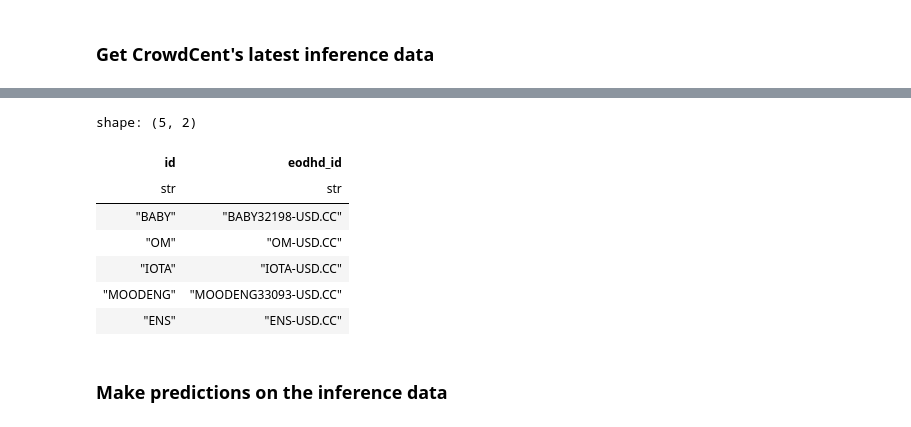
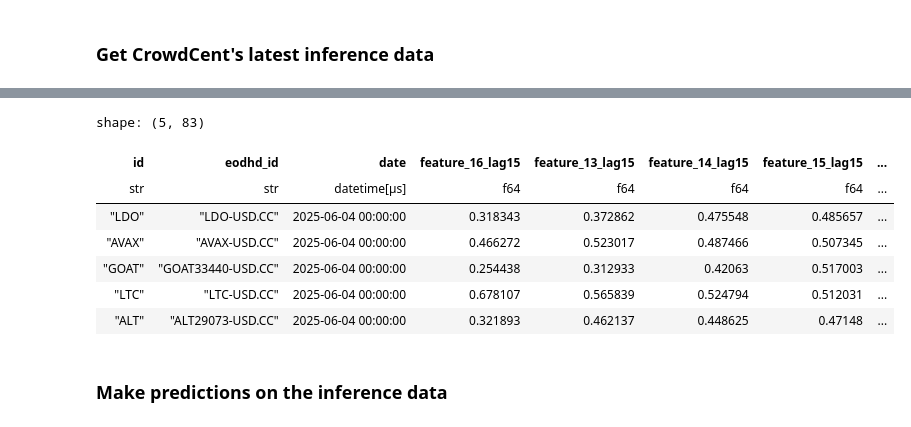
Before and after one commit to crowdcent/crowdcent-challenge, a Jupyter notebook: docs/tutorials/hyperliquid-end-to-end.ipynb, the cells around one changed output, grey strips where cells are left out. Saved outputs shown, nothing was run; the diff lists cells and outputs as text; code cells hidden in the pictures.

Commit message:
clean up API design, remove current/latest specific functions

```diff
--- a/docs/tutorials/hyperliquid-end-to-end.ipynb
+++ b/docs/tutorials/hyperliquid-end-to-end.ipynb
@@ -27,6 +27,5 @@ CROWDCENT_API_KEY = os.environ["CROWDCENT_API_KEY"]
 client = cc.ChallengeClient(
     challenge_slug="hyperliquid-ranking",
     api_key=CROWDCENT_API_KEY,
-    base_url="http://localhost:8080/api",
 )
 # %% [output]
@@ -53,7 +75,7 @@ xgb_regressor.fit(
 # %%
 # inference tickers
 client.download_inference_data(
-    release_date="current", dest_path="inference_data.parquet"
+    release_date="latest", dest_path="inference_data.parquet"
 )
 
 inference_data = pl.read_parquet("inference_data.parquet")
@@ -64,11 +86,11 @@ inference_data.head()
-shape: (5, 2)
+shape: (5, 83)
-| id | eodhd_id |
-| str | str |
-| "BABY" | "BABY32198-USD.CC" |
-| "OM" | "OM-USD.CC" |
-| "IOTA" | "IOTA-USD.CC" |
-| "MOODENG" | "MOODENG33093-USD.CC" |
-| "ENS" | "ENS-USD.CC" |
+| id | eodhd_id | date | feature_16_lag15 | feature_13_lag15 | feature_14_lag15 | feature_15_lag15 | ... |
+| str | str | datetime[μs] | f64 | f64 | f64 | f64 | ... |
+| "LDO" | "LDO-USD.CC" | 2025-06-04 00:00:00 | 0.318343 | 0.372862 | 0.475548 | 0.485657 | ... |
+| "AVAX" | "AVAX-USD.CC" | 2025-06-04 00:00:00 | 0.466272 | 0.523017 | 0.487466 | 0.507345 | ... |
+| "GOAT" | "GOAT33440-USD.CC" | 2025-06-04 00:00:00 | 0.254438 | 0.312933 | 0.42063 | 0.517003 | ... |
+| "LTC" | "LTC-USD.CC" | 2025-06-04 00:00:00 | 0.678107 | 0.565839 | 0.524794 | 0.512031 | ... |
+| "ALT" | "ALT29073-USD.CC" | 2025-06-04 00:00:00 | 0.321893 | 0.462137 | 0.448625 | 0.47148 | ... |
 # %% [markdown]
 ### Make predictions on the inference data
 # %%
```
Also changed, not shown: parts of 8 cells of this notebook, 9 other files.
